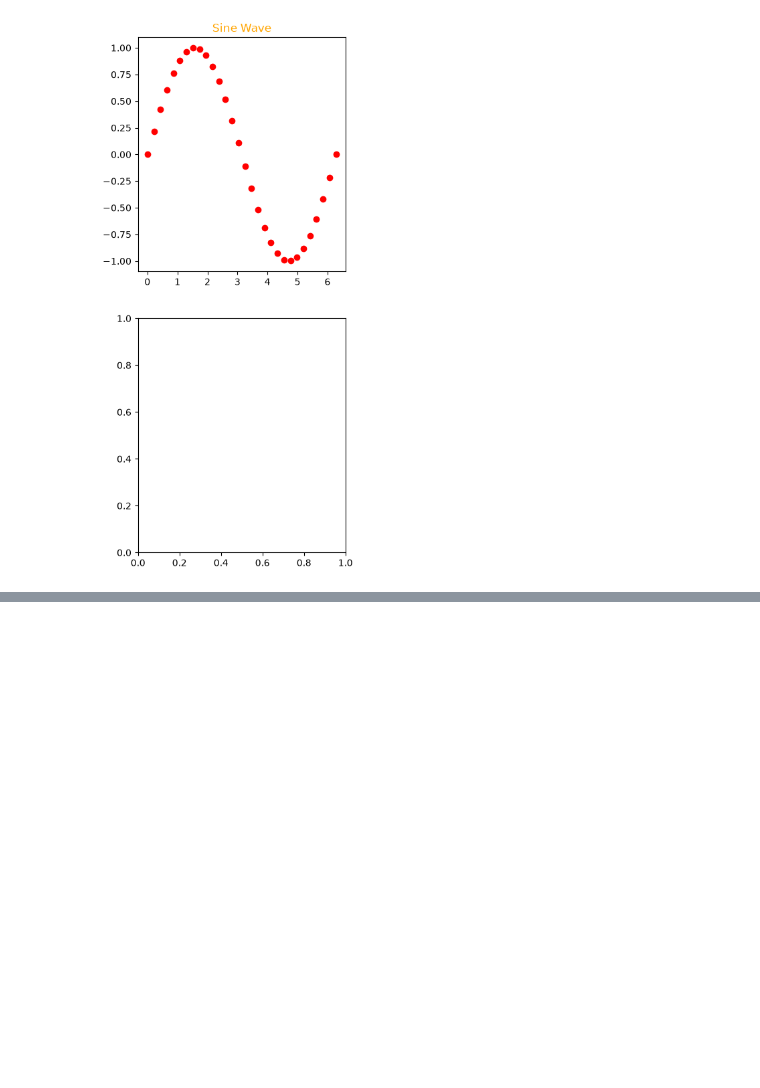
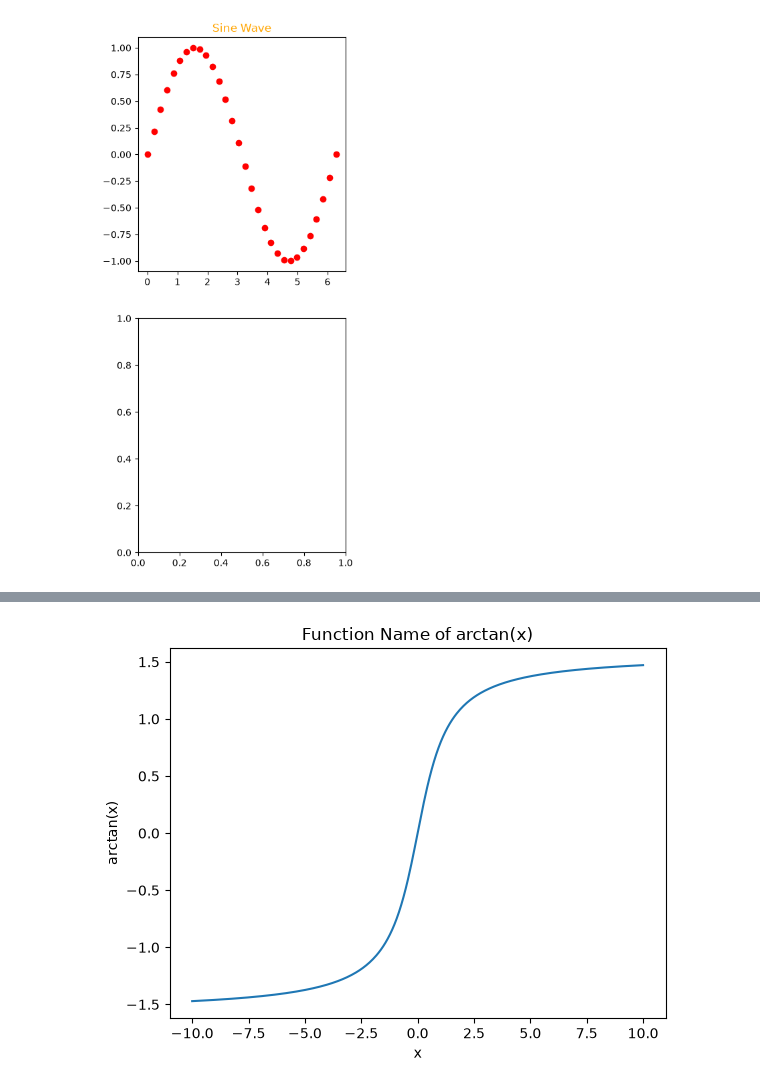
Before and after one commit to tove-rgb/Tove, a Jupyter notebook: Lecture_Notes/matplotlib_demo.ipynb, the cells around one changed output, grey strips where cells are left out. Drawn from its saved outputs; the diff is of its cells as text; code cells hidden in the pictures; blank space fills up the shorter version.

```diff
--- a/Lecture_Notes/matplotlib_demo.ipynb
+++ b/Lecture_Notes/matplotlib_demo.ipynb
@@ -72,0 +122,16 @@ Text(0.5, 1.0, 'Sine Wave')
+# %%
+def arb_plotter(func_name):
+    current_func = getattr(np, func_name)
+    x = np.linspace(-10,10,400)
+    y = current_func(x)
+
+    plt.figure()
+    plt.plot(x,y)
+    plt.title(f"Function Name of {func_name}(x)")
+    plt.xlabel("x")
+    plt.ylabel(f"{func_name}(x)")
+    plt.show()
+
+arb_plotter("arctan")
+# %% [output]
+[figure, added]
```
Also changed, not shown: parts of 5 cells of this notebook, 9 other files.
